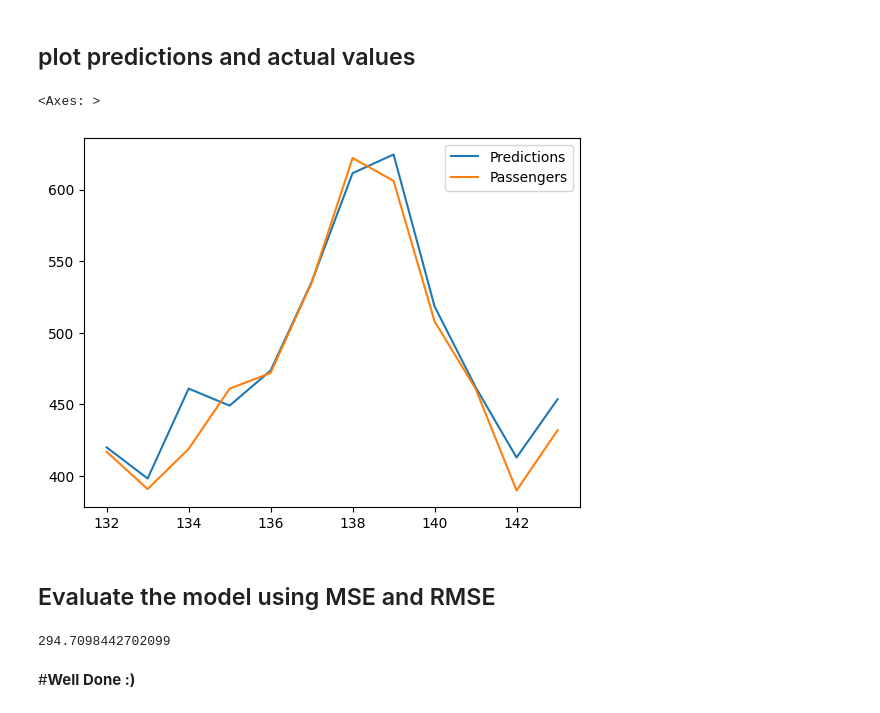
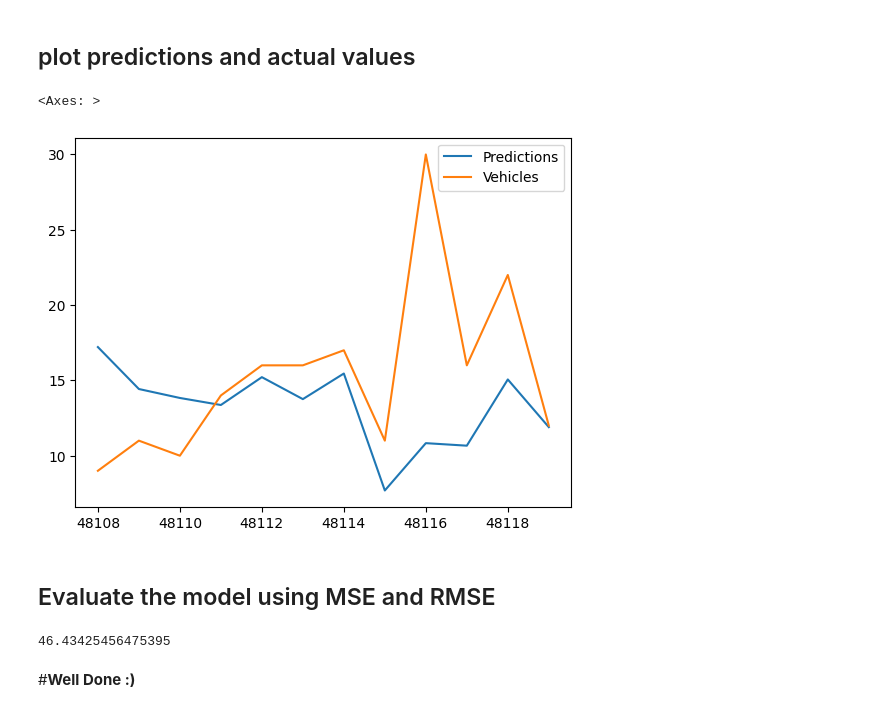
Before and after one commit to aliahalotaibi73/week5_exercises, a Jupyter notebook: ARIMA_Exercise.ipynb, the cells around one changed output. Cells and saved outputs as stored; diff of their text form; code cells hidden in the pictures.

```diff
--- a/ARIMA_Exercise.ipynb
+++ b/ARIMA_Exercise.ipynb
@@ -37,6 +44,6 @@ warnings.filterwarnings("ignore")
 # %% [markdown]
 ## Read dataset
 # %%
-df = pd.read_csv('/content/airline-passengers.csv')
+df = pd.read_csv('/content/traffic.csv')
 df.head()
 # %% [output]
@@ -108,11 +129,10 @@ test = df.iloc[len(df)-12:]
 # %% [markdown]
 ## Fit a SARIMAX(0, 1, 1)x(2, 1, 1, 12) on the training set
 # %%
-from statsmodels.tsa.statespace.sarimax import SARIMAX
+model = SARIMAX(train['Vehicles'],
+                order = (2, 0, 0),
+                seasonal_order =(1, 1, 0, 12))
 
-model = SARIMAX(train['Passengers'],
-                order = (0, 1, 1),
-                seasonal_order =(2, 1, 1, 12))
 
 result = model.fit()
 result.summary()
@@ -150,10 +169,10 @@ predictions = result.predict(start, end,
 ## plot predictions and actual values
 # %%
 predictions.plot(legend = True)
-test['Passengers'].plot(legend = True)
+test['Vehicles'].plot(legend = True)
 # %% [output]
 <Axes: >
-[figure, old version]
+[figure, new version]
 # %% [markdown]
 ## Evaluate the model using MSE and RMSE
 # %%
@@ -162,11 +181,11 @@ from sklearn.metrics import mean_squared_error
 from statsmodels.tools.eval_measures import rmse
 
 # Calculate root mean squared error
-rmse(test["Passengers"], predictions)
+rmse(test["Vehicles"], predictions)
 
 # Calculate mean squared error
-mean_squared_error(test["Passengers"], predictions)
+mean_squared_error(test["Vehicles"], predictions)
 # %% [output]
-294.7098442702099
+46.43425456475395
 # %% [markdown]
 #**Well Done :)**
```
Also changed, not shown: parts of 9 cells of this notebook.
